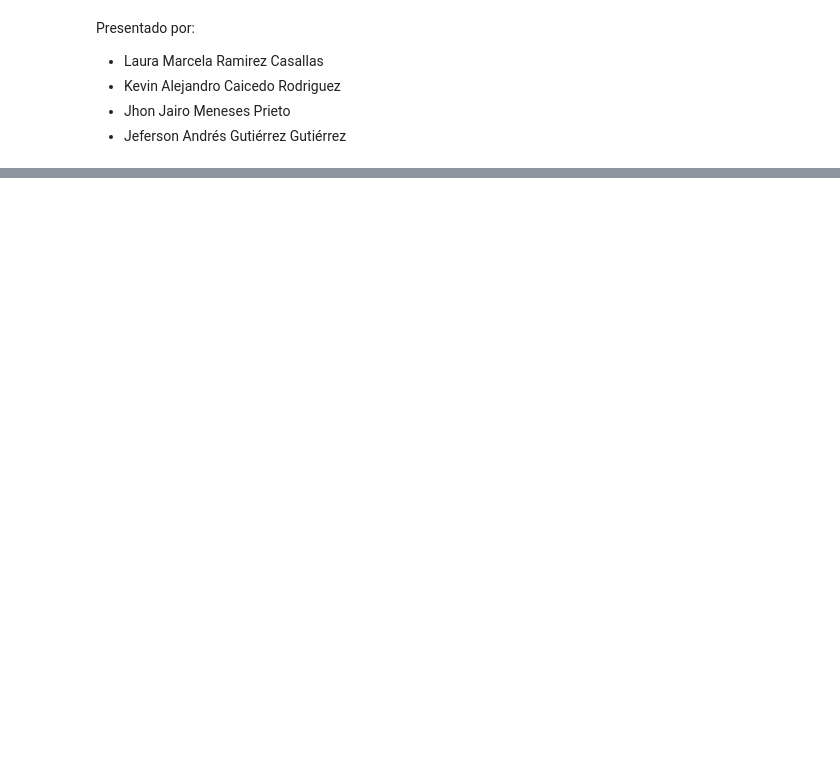
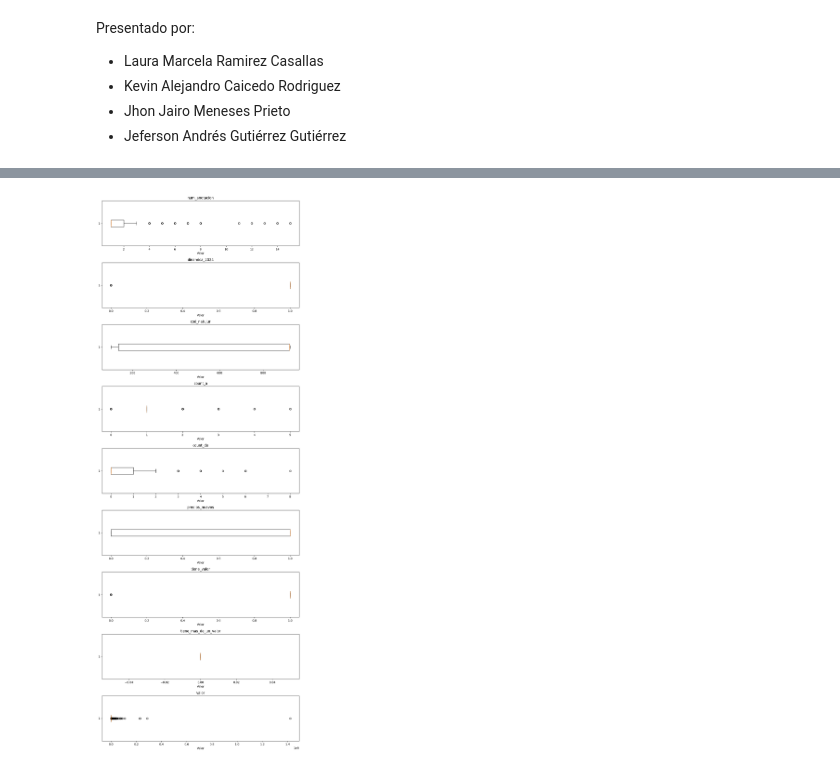
Before and after one commit to kcaicedor/proyecto_MIAD, a Jupyter notebook: exploracion/igac.ipynb, the cells around one changed output, grey strips where cells are left out. Drawn from its saved outputs; the diff is of its cells as text; code cells hidden in the pictures; blank space fills up the shorter version.

```diff
--- a/exploracion/igac.ipynb
+++ b/exploracion/igac.ipynb
@@ -50,0 +61,5 @@ print("Identificadores únicos:", df["estu_consecutivo"].nunique())
+# %%
+def consultar(params):
+    respuesta = requests.get(API, params=params, timeout=120)
+    respuesta.raise_for_status()
+    return respuesta.json()
@@ -50,0 +484,15 @@ print("Identificadores únicos:", df["estu_consecutivo"].nunique())
+# %%
+resultados_mediana = []
+
+for campo in campos_numericos:
+    resultado = consultar({
+        "$select": f"median({campo}) as mediana"
+    })[0]
+
+    resultados_mediana.append({
+        "variable": campo,
+        "mediana": resultado.get("mediana")
+    })
+
+tabla_medianas = pd.DataFrame(resultados_mediana)
+display(tabla_medianas)
@@ -50,0 +510,31 @@ print("Identificadores únicos:", df["estu_consecutivo"].nunique())
+# %%
+campos_numericos = [
+    c["campo"] for c in columnas
+    if c["tipo"] == "number"
+]
+
+filas = consultar({
+    "$select": ", ".join(campos_numericos)
+})
+
+df_box = pd.DataFrame(filas)
+
+for campo in campos_numericos:
+    df_box[campo] = pd.to_numeric(df_box[campo], errors="coerce")
+
+fig, ejes = plt.subplots(
+    len(campos_numericos), 1,
+    figsize=(10, 3 * len(campos_numericos)),
+    squeeze=False
+)
+
+for i, campo in enumerate(campos_numericos):
+    valores = df_box[campo].dropna()
+    ejes[i, 0].boxplot(valores, vert=False)
+    ejes[i, 0].set_title(campo)
+    ejes[i, 0].set_xlabel("Valor")
+
+plt.tight_layout()
+plt.show()
+# %% [output]
+[figure, added]
```
Also changed, not shown: parts of 70 cells of this notebook, 1 other file.
